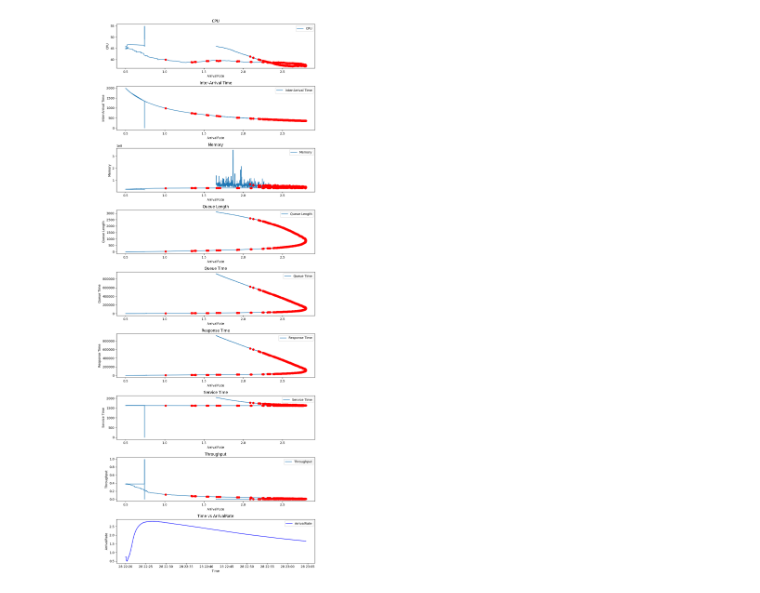
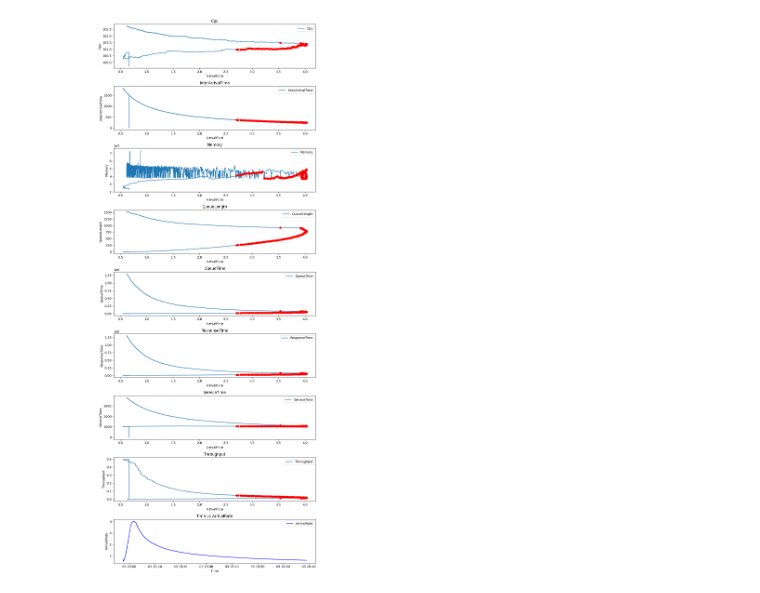
Before and after one commit to seongjoow/wowsan, a Jupyter notebook: bottleneck.ipynb, the cells around one changed output. Drawn from its saved outputs; the diff is of its cells as text; code cells hidden in the pictures.

```diff
--- a/bottleneck.ipynb
+++ b/bottleneck.ipynb
@@ -3,7 +3,7 @@ import pandas as pd
 import json
 import matplotlib.pyplot as plt
 
-LOG_PATH = "C:\\Users\\SJSJ\\Desktop\\wowsan\\log\\tickLogger\\116\\50002_tick.json"
+LOG_PATH = "C:\\Users\\SJSJ\\Desktop\\wowsan\\log\\tickLogger\\10\\50002_tick.json"
 
 # 데이터 로드
 df = pd.read_json(LOG_PATH, lines=True)
@@ -12,46 +12,46 @@ df = pd.read_json(LOG_PATH, lines=True)
 df['time'] = pd.to_datetime(df['time'])
 
 # 'Inter-Arrival Time'의 timedelta로 계산
-interArrivalMs = pd.to_timedelta(df['Inter-Arrival Time'], unit='ms')
+interArrivalMs = pd.to_timedelta(df['InterArrivalTime'], unit='ms')
 
 # 0으로 interArrivalMs를 변경
 zero_indices = interArrivalMs == pd.to_timedelta(0, unit='ms')
 for idx in zero_indices[zero_indices].index:
     next_non_zero = interArrivalMs[idx + 1:].loc[interArrivalMs[idx + 1:] != pd.to_timedelta(0, unit='ms')]
     if not next_non_zero.empty:
         interArrivalMs[idx] = next_non_zero.iloc[0]
 
 # ArrivalRate로 계산
 df['ArrivalRate'] = 1 / interArrivalMs.dt.total_seconds()
 
 # 'ArrivalRate'을 인덱스로 설정
 df.set_index('ArrivalRate', inplace=True)
 
-keys = ['CPU', 'Inter-Arrival Time', 'Memory', 'Queue Length', 'Queue Time', 'Response Time', 'Service Time', 'Throughput']
+keys = ['Cpu', 'InterArrivalTime', 'Memory', 'QueueLength', 'QueueTime', 'ResponseTime', 'ServiceTime', 'Throughput']
 
 # 그래프 생성, 시간과 ArrivalRate 그래프를 추가
 fig, ax = plt.subplots(len(keys) + 1, 1, figsize=(10, 25))
+
+# time와 ArrivalRate의 관계를 그래프에 특성 삽입
+ax[len(keys)].plot(df['time'], df.index, label='ArrivalRate', color='blue')
+ax[len(keys)].set_title('Time vs ArrivalRate')
+ax[len(keys)].set_xlabel('Time')
+ax[len(keys)].set_ylabel('ArrivalRate')
+ax[len(keys)].legend()
 
 # 그래프에 특성 삽입
 for i, key in enumerate(keys):
     ax[i].plot(df.index, df[key], label=key)
     ax[i].set_title(key)
     ax[i].set_xlabel('ArrivalRate')
     ax[i].set_ylabel(key)
     ax[i].legend()
 
     bottleneck_true = df[df['Bottleneck'] == True]
     ax[i].scatter(bottleneck_true.index, bottleneck_true[key], color='red', label='Bottleneck True', zorder=3)
 
-# time와 ArrivalRate의 관계를 그래프에 특성 삽입
-ax[len(keys)].plot(df['time'], df.index, label='ArrivalRate', color='blue')
-ax[len(keys)].set_title('Time vs ArrivalRate')
-ax[len(keys)].set_xlabel('Time')
-ax[len(keys)].set_ylabel('ArrivalRate')
-ax[len(keys)].legend()
-
 # 그래프 출력
 plt.tight_layout()
 plt.show()
 # %% [output]
-[figure, old version]
+[figure, new version]
```
Also changed, not shown: 1 other file.
